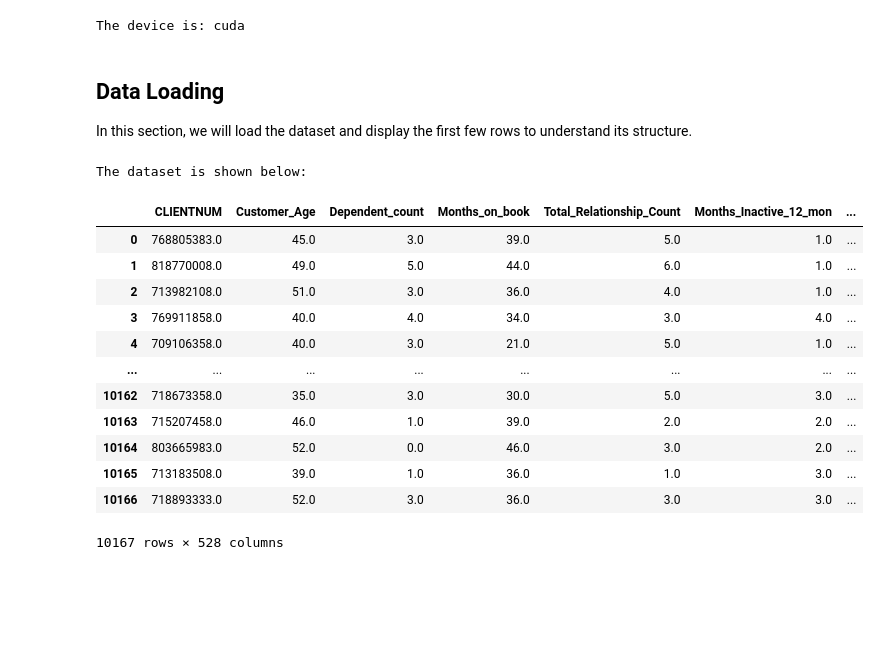
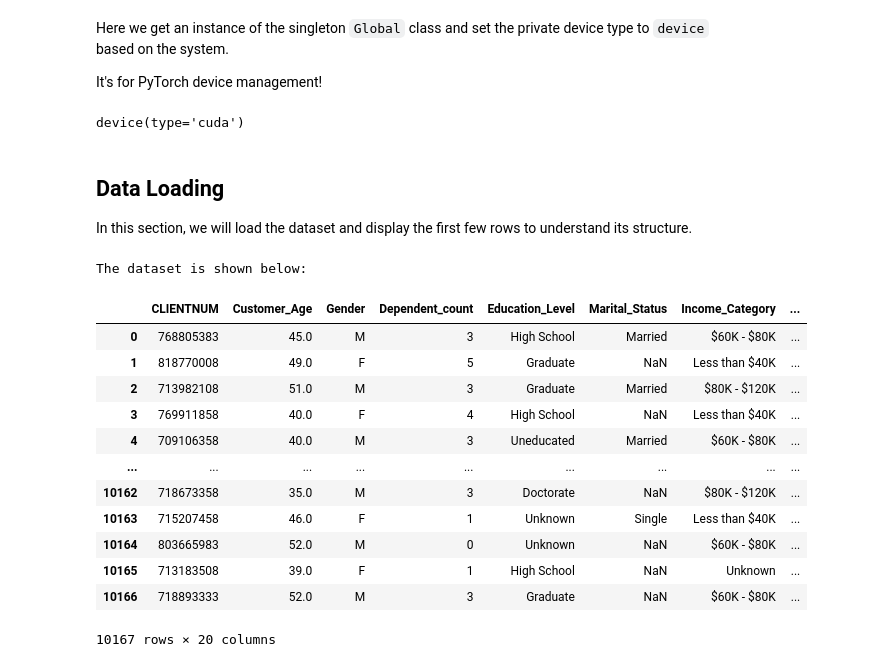
Before and after one commit to KIa-MEL/Credit-Limit-Prediction-Using-Neural-Networks, a Jupyter notebook: src/main.ipynb, the cells around one changed output. Drawn from its saved outputs; the diff is of its cells as text; code cells hidden in the pictures; blank space fills up the shorter version.

```diff
--- a/src/main.ipynb
+++ b/src/main.ipynb
@@ -40,30 +39,35 @@ from sklearn.metrics import mean_squared_error, mean_absolute_error, r2_score
+# %% [markdown]
+Here we get an instance of the singleton `Global` class and set the private device type to `device` based on the system.
+
+It's for PyTorch device management!
 # %%
-device = torch.device("cuda" if torch.cuda.is_available() else "cpu")
-print(f'The device is: {device}')
+globals = Global()
+globals.set_device_mode("cuda" if torch.cuda.is_available() else "cpu")
+globals.get_device()
 # %% [output]
-The device is: cuda
+device(type='cuda')
 # %% [markdown]
 <a id='Data-Loading'></a>
 ## **Data Loading**
 In this section, we will load the dataset and display the first few rows to understand its structure.
 # %%
-dataset = Dataset(data_path='../data/polynomial_dataset.csv', target_col='Credit_Limit')
+dataset = Dataset(data_path='../data/CreditPrediction.csv', target_col='Credit_Limit')
 dataset.load_data()
 
 print(f'The dataset is shown below:')
 display(dataset.data_df)
 # %% [output]
 The dataset is shown below:
-|  | CLIENTNUM | Customer_Age | Dependent_count | Months_on_book | Total_Relationship_Count | Months_Inactive_12_mon | ... |
-| 0 | 768805383.0 | 45.0 | 3.0 | 39.0 | 5.0 | 1.0 | ... |
-| 1 | 818770008.0 | 49.0 | 5.0 | 44.0 | 6.0 | 1.0 | ... |
-| 2 | 713982108.0 | 51.0 | 3.0 | 36.0 | 4.0 | 1.0 | ... |
-| 3 | 769911858.0 | 40.0 | 4.0 | 34.0 | 3.0 | 4.0 | ... |
-| 4 | 709106358.0 | 40.0 | 3.0 | 21.0 | 5.0 | 1.0 | ... |
-| ... | ... | ... | ... | ... | ... | ... | ... |
-| 10162 | 718673358.0 | 35.0 | 3.0 | 30.0 | 5.0 | 3.0 | ... |
-| 10163 | 715207458.0 | 46.0 | 1.0 | 39.0 | 2.0 | 2.0 | ... |
-| 10164 | 803665983.0 | 52.0 | 0.0 | 46.0 | 3.0 | 2.0 | ... |
-| 10165 | 713183508.0 | 39.0 | 1.0 | 36.0 | 1.0 | 3.0 | ... |
-| 10166 | 718893333.0 | 52.0 | 3.0 | 36.0 | 3.0 | 3.0 | ... |
+|  | CLIENTNUM | Customer_Age | Gender | Dependent_count | Education_Level | Marital_Status | Income_Category | ... |
+| 0 | 768805383 | 45.0 | M | 3 | High School | Married | $60K - $80K | ... |
+| 1 | 818770008 | 49.0 | F | 5 | Graduate | NaN | Less than $40K | ... |
+| 2 | 713982108 | 51.0 | M | 3 | Graduate | Married | $80K - $120K | ... |
+| 3 | 769911858 | 40.0 | F | 4 | High School | NaN | Less than $40K | ... |
+| 4 | 709106358 | 40.0 | M | 3 | Uneducated | Married | $60K - $80K | ... |
+| ... | ... | ... | ... | ... | ... | ... | ... | ... |
+| 10162 | 718673358 | 35.0 | M | 3 | Doctorate | NaN | $80K - $120K | ... |
+| 10163 | 715207458 | 46.0 | F | 1 | Unknown | Single | Less than $40K | ... |
+| 10164 | 803665983 | 52.0 | M | 0 | Unknown | NaN | $60K - $80K | ... |
+| 10165 | 713183508 | 39.0 | F | 1 | High School | NaN | Unknown | ... |
+| 10166 | 718893333 | 52.0 | M | 3 | Graduate | NaN | $60K - $80K | ... |
-10167 rows × 528 columns
+10167 rows × 20 columns
```
Also changed, not shown: parts of 47 cells of this notebook, 4 other files.
